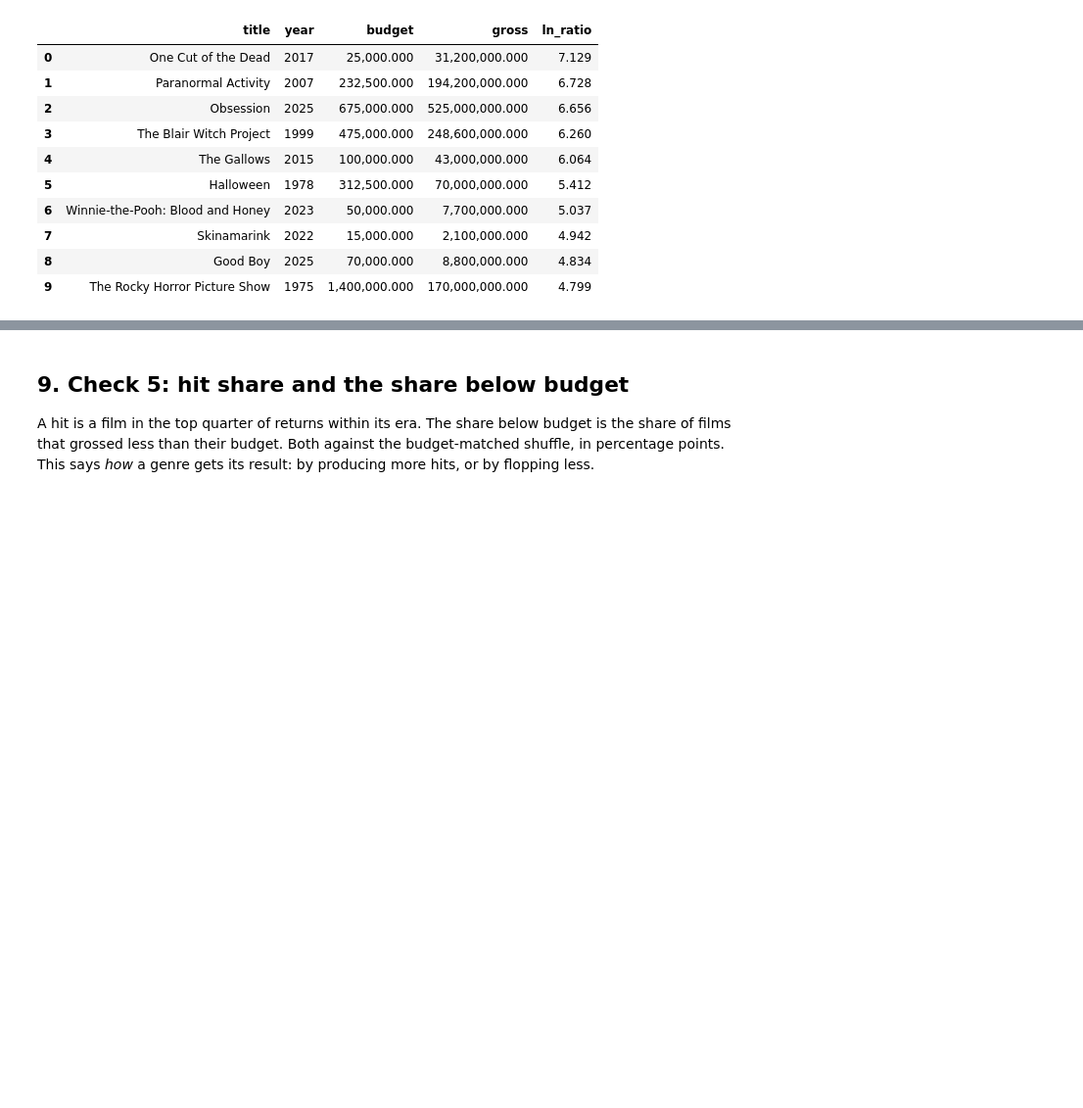
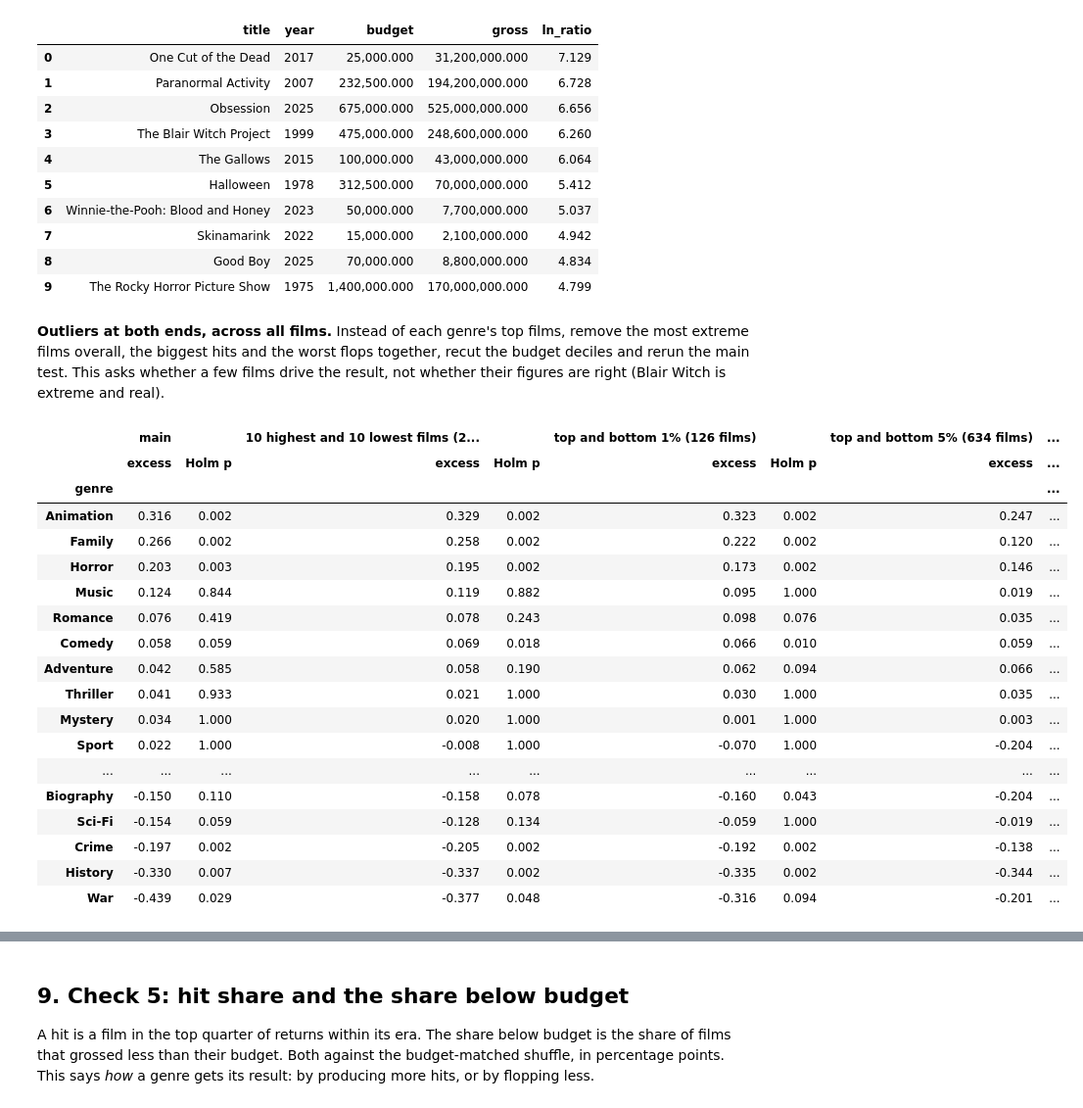
Before and after one commit to angelabuxo/IMDb-movie-success, a Jupyter notebook: notebooks/q1_genre.ipynb, the cells around one changed output, grey strips where cells are left out. Shown at 98% size. Cells and saved outputs as stored; diff of their text form; code cells hidden in the pictures; blank space fills up the shorter version.

Commit message:
Q1 checks: main test after removing extreme films at both ends (20 films, top/bottom 1% and 5%)

```diff
--- a/notebooks/q1_genre.ipynb
+++ b/notebooks/q1_genre.ipynb
@@ -408,3 +408,36 @@ The films dropped from Horror:
 | 7 | Skinamarink | 2022 | 15,000.000 | 2,100,000.000 | 4.942 |
 | 8 | Good Boy | 2025 | 70,000.000 | 8,800,000.000 | 4.834 |
 | 9 | The Rocky Horror Picture Show | 1975 | 1,400,000.000 | 170,000,000.000 | 4.799 |
+# %% [markdown]
+**Outliers at both ends, across all films.** Instead of each genre's top films, remove the most extreme films
+overall, the biggest hits and the worst flops together, recut the budget deciles and rerun the main test. This asks
+whether a few films drive the result, not whether their figures are right (Blair Witch is extreme and real).
+# %%
+ol = pd.read_csv(CHK / "outliers.csv")
+tab = pd.DataFrame({("main", "excess"): main["excess"], ("main", "Holm p"): main["p_holm"]})
+for c in ol["check"].unique():
+    x = ol[ol["check"] == c].set_index("genre")
+    lab = f"{c} ({x['films_removed'].iloc[0]} films)"
+    tab[(lab, "excess")], tab[(lab, "Holm p")] = x["excess"], x["p_holm"]
+tab.columns = pd.MultiIndex.from_tuples(tab.columns)
+tab.sort_values(("main", "excess"), ascending=False)
+# %% [output]
+|  | main |  | 10 highest and 10 lowest films (2... |  | top and bottom 1% (126 films) |  | top and bottom 5% (634 films) | ... |
+|  | excess | Holm p | excess | Holm p | excess | Holm p | excess | ... |
+| genre |  |  |  |  |  |  |  | ... |
+| Animation | 0.316 | 0.002 | 0.329 | 0.002 | 0.323 | 0.002 | 0.247 | ... |
+| Family | 0.266 | 0.002 | 0.258 | 0.002 | 0.222 | 0.002 | 0.120 | ... |
+| Horror | 0.203 | 0.003 | 0.195 | 0.002 | 0.173 | 0.002 | 0.146 | ... |
+| Music | 0.124 | 0.844 | 0.119 | 0.882 | 0.095 | 1.000 | 0.019 | ... |
+| Romance | 0.076 | 0.419 | 0.078 | 0.243 | 0.098 | 0.076 | 0.035 | ... |
+| Comedy | 0.058 | 0.059 | 0.069 | 0.018 | 0.066 | 0.010 | 0.059 | ... |
+| Adventure | 0.042 | 0.585 | 0.058 | 0.190 | 0.062 | 0.094 | 0.066 | ... |
+| Thriller | 0.041 | 0.933 | 0.021 | 1.000 | 0.030 | 1.000 | 0.035 | ... |
+| Mystery | 0.034 | 1.000 | 0.020 | 1.000 | 0.001 | 1.000 | 0.003 | ... |
+| Sport | 0.022 | 1.000 | -0.008 | 1.000 | -0.070 | 1.000 | -0.204 | ... |
+| ... | ... | ... | ... | ... | ... | ... | ... | ... |
+| Biography | -0.150 | 0.110 | -0.158 | 0.078 | -0.160 | 0.043 | -0.204 | ... |
+| Sci-Fi | -0.154 | 0.059 | -0.128 | 0.134 | -0.059 | 1.000 | -0.019 | ... |
+| Crime | -0.197 | 0.002 | -0.205 | 0.002 | -0.192 | 0.002 | -0.138 | ... |
+| History | -0.330 | 0.007 | -0.337 | 0.002 | -0.335 | 0.002 | -0.344 | ... |
+| War | -0.439 | 0.029 | -0.377 | 0.048 | -0.316 | 0.094 | -0.201 | ... |
```
Also changed, not shown: parts of 1 cell of this notebook, 7 other files.
